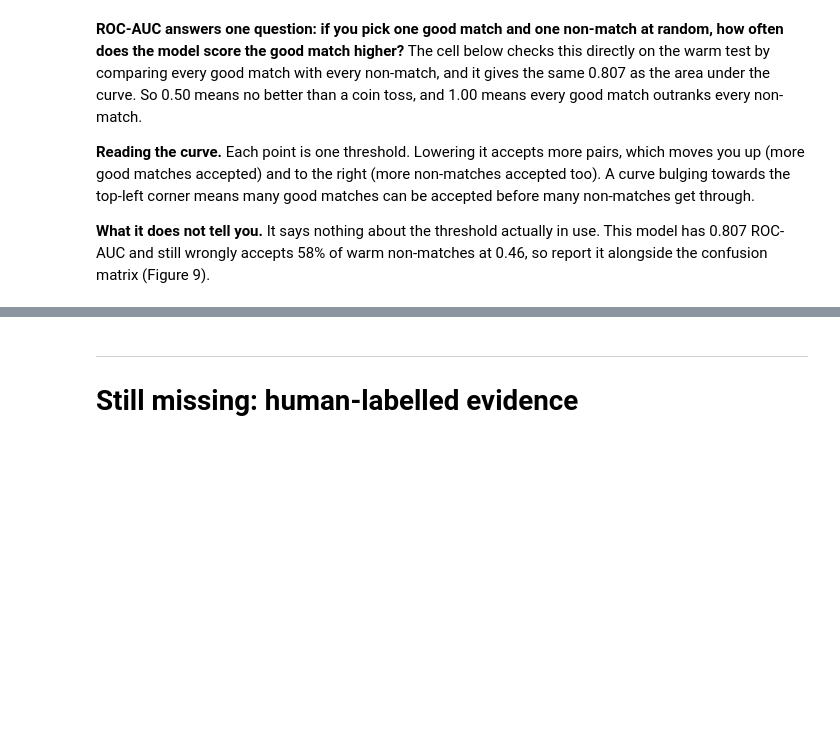
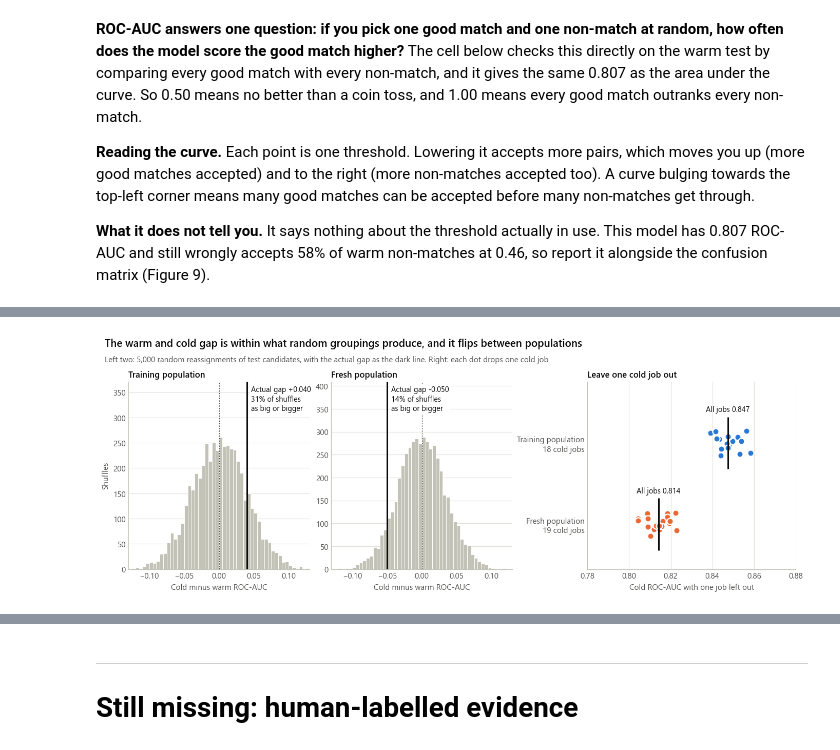
Before and after one commit to DiorWachira/Hybrid-AI-Powered-Matching-and-Recommendation-Engine, a Jupyter notebook: notebooks/model_visuals.ipynb, the cells around one changed output, grey strips where cells are left out. Drawn from its saved outputs; the diff is of its cells as text; code cells hidden in the pictures; blank space fills up the shorter version.

```diff
--- a/notebooks/model_visuals.ipynb
+++ b/notebooks/model_visuals.ipynb
@@ -1405,0 +1432,97 @@ Good match scored higher in 26,178 of them: 0.807. ROC-AUC from the curve: 0.807
+# %%
+SHUFFLES = 5_000
+populations = {"Training population": TRAINING_SEED, "Fresh population": FRESH_SEED}
+POPULATION_COLOURS = {"Training population": BLUE, "Fresh population": ORANGE}
+
+
+def auc_of(part):
+    return auc(part.label.to_numpy(), part.hybrid.to_numpy())
+
+
+def shuffled_gaps(tested, seed):
+    """Cold minus warm ROC-AUC after reassigning whole candidates to the two groups, keeping group sizes."""
+    rows_by_candidate = tested.groupby("candidate_id").indices
+    candidate_ids = tested.candidate_id.unique()
+    cold_size = tested.loc[tested.split == "cold_test", "candidate_id"].nunique()
+    labels, scores = tested.label.to_numpy(), tested.hybrid.to_numpy()
+    rng = np.random.default_rng(seed)
+    gaps = np.empty(SHUFFLES)
+    for index in range(SHUFFLES):
+        order = rng.permutation(candidate_ids)
+        cold = np.concatenate([rows_by_candidate[key] for key in order[:cold_size]])
+        warm = np.concatenate([rows_by_candidate[key] for key in order[cold_size:]])
+        gaps[index] = auc(labels[cold], scores[cold]) - auc(labels[warm], scores[warm])
+    return gaps
+
+
+checks, gap_samples, leave_one_out, input_rows, role_rows = [], {}, {}, [], []
+for population, seed in populations.items():
+    frame, _, _ = load_pairs(seed, CONTRACT_V2)
+    frame["hybrid"] = sigmoid_score(model_v2, frame[list(FEATURES)].to_numpy())
+    tested = frame[frame.split.isin(TEST_SPLITS)].reset_index(drop=True)
+    assert tested.groupby("candidate_id").split.nunique().max() == 1, "a test candidate appears in both tests"
+    warm, cold = (tested[tested.split == split] for split in TEST_SPLITS)
+    gap = auc_of(cold) - auc_of(warm)
+    gaps = shuffled_gaps(tested, seed)
+    gap_samples[population] = (gap, gaps)
+    leave_one_out[population] = pd.Series({job: auc_of(cold[cold.job_id != job]) for job in cold.job_id.unique()})
+    low, high = np.percentile(gaps, [2.5, 97.5])
+    checks.append({
+        "population": population, "warm_roc_auc": auc_of(warm), "cold_roc_auc": auc_of(cold), "gap_cold_minus_warm": gap,
+        "random_95_low": low, "random_95_high": high, "share_of_shuffles_as_big": float(np.mean(np.abs(gaps) >= abs(gap))),
+        "warm_good_match_rate": warm.label.mean(), "cold_good_match_rate": cold.label.mean(),
+        "cold_jobs": cold.job_id.nunique(), "cold_leave_one_job_out_low": leave_one_out[population].min(), "cold_leave_one_job_out_high": leave_one_out[population].max(),
+    })
+    for split, part in (("Warm", warm), ("Cold", cold)):
+        good, poor = part[part.label == 1], part[part.label == 0]
+        input_rows.append({"population": population, "test": split, **{FEATURES[name].split(" (")[0]: good[name].mean() - poor[name].mean() for name in FEATURES}})
+        for role, group in part.groupby("role"):
+            role_rows.append({"population": population, "role": role, "test": split, "roc_auc": auc_of(group), "poor_matches": int((group.label == 0).sum())})
+checks = pd.DataFrame(checks).set_index("population")
+
+# The values reported in docs/Explanations.md section 11. Stop if a re-run disagrees.
+training, fresh = checks.loc["Training population"], checks.loc["Fresh population"]
+assert round(training.gap_cold_minus_warm, 3) == 0.040 and round(fresh.gap_cold_minus_warm, 3) == -0.050
+assert round(training.share_of_shuffles_as_big, 2) == 0.31 and round(fresh.share_of_shuffles_as_big, 2) == 0.14
+assert (round(training.cold_leave_one_job_out_low, 3), round(training.cold_leave_one_job_out_high, 3)) == (0.839, 0.858)
+
+figure = plt.figure(figsize=(12.5, 4.0), layout="constrained")
+grid = figure.add_gridspec(1, 3, width_ratios=[1, 1, 1.15])
+edges = np.linspace(-0.13, 0.13, 53)
+for index, (population, (gap, gaps)) in enumerate(gap_samples.items()):
+    axis = figure.add_subplot(grid[index])
+    heights, _, _ = axis.hist(gaps, bins=edges, color=AXIS, edgecolor=SURFACE, linewidth=0.6)
+    axis.set_ylim(0, heights.max() * 1.42)
+    axis.axvline(0, color=INK_2, linewidth=0.8, linestyle=(0, (2, 2)))
+    axis.axvline(gap, color=INK, linewidth=2)
+    share = checks.loc[population, "share_of_shuffles_as_big"]
+    axis.text(gap + 0.006, axis.get_ylim()[1] * 0.98, f"Actual gap {gap:+.3f}\n{share:.0%} of shuffles\nas big or bigger", ha="left", va="top", color=INK, fontsize=9.5, bbox=dict(facecolor=SURFACE, edgecolor="none", pad=1.5), zorder=5)
+    axis.set_title(population)
+    axis.set_xlabel("Cold minus warm ROC-AUC")
+    axis.set_ylabel("Shuffles" if index == 0 else "")
+    axis.set_xlim(edges[0], edges[-1])
+    bar_grid(axis, "y")
+axis = figure.add_subplot(grid[2])
+for position, (population, values) in zip((1, 0), leave_one_out.items()):
+    colour = POPULATION_COLOURS[population]
+    jitter = np.random.default_rng(len(values)).uniform(-0.16, 0.16, len(values))
+    axis.plot(values.to_numpy(), position + jitter, "o", color=colour, markersize=8, markeredgecolor=SURFACE, markeredgewidth=1.5, linestyle="none", label=population)
+    full = checks.loc[population, "cold_roc_auc"]
+    axis.vlines(full, position - 0.32, position + 0.32, color=INK, linewidth=2)
+    axis.text(full, position + 0.36, f"All jobs {full:.3f}", ha="center", va="bottom", color=INK, fontsize=9.5)
+axis.set_yticks([1, 0], [f"{name}\n{len(values)} cold jobs" for name, values in leave_one_out.items()])
+axis.set_ylim(-0.55, 1.75)
+axis.set_xlim(0.78, 0.88)
+axis.set_xlabel("Cold ROC-AUC with one job left out")
+axis.set_title("Leave one cold job out")
+bar_grid(axis, "x")
+headed(figure, "The warm and cold gap is within what random groupings produce, and it flips between populations", f"Left two: {SHUFFLES:,} random reassignments of test candidates, with the actual gap as the dark line. Right: each dot drops one cold job")
+show(figure, "22_warm_cold_gap_checks")
+checks.to_csv(FIGURES / "warm_cold_checks.csv")
+display(checks.T.round(3))
+print("How far apart good and poor matches sit on each input (good mean minus poor mean)")
+display(pd.DataFrame(input_rows).set_index(["population", "test"]).round(3))
+print("ROC-AUC by role")
+display(pd.DataFrame(role_rows).pivot_table(index="role", columns=["population", "test"], values=["roc_auc", "poor_matches"]).round(3))
+# %% [output]
+[figure, added]
```
Also changed, not shown: parts of 26 cells of this notebook, 2 other files.
